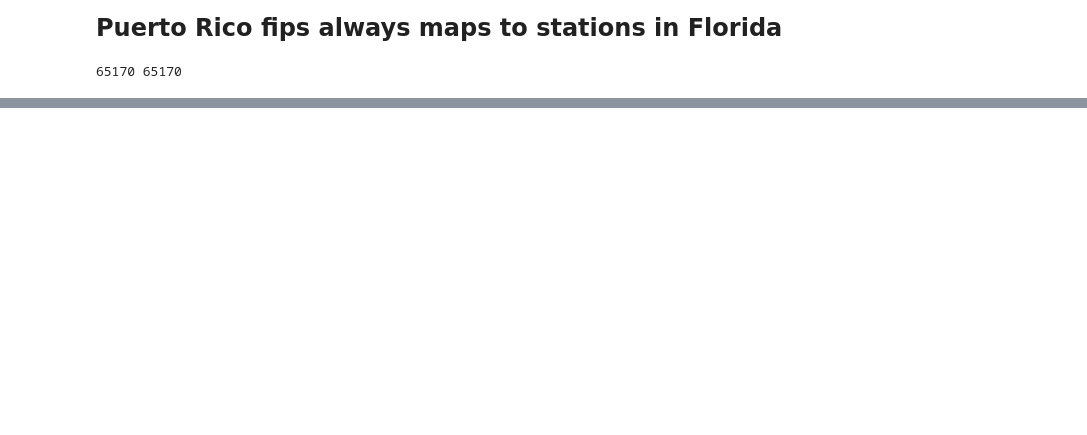
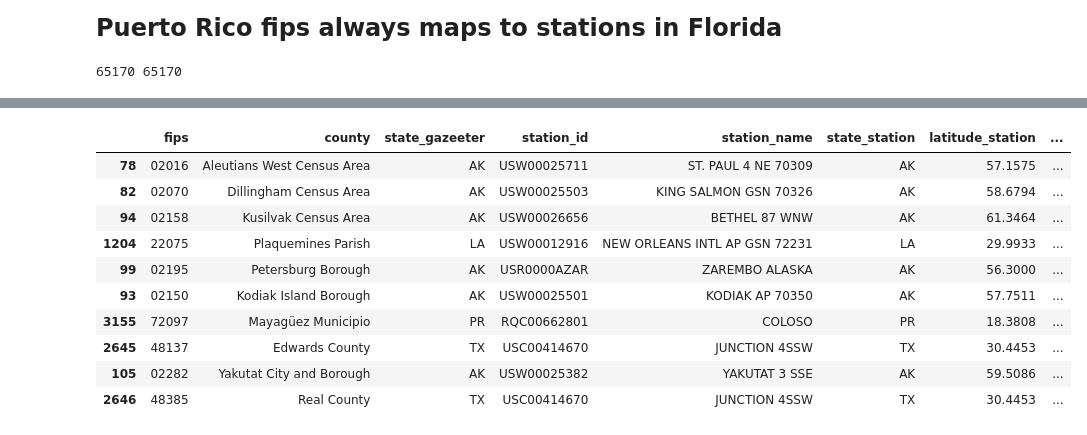
Before and after one commit to severine-baudry/capstone_data_engineer, a Jupyter notebook: US_weather_explore_measurements.ipynb, the cells around one changed output, grey strips where cells are left out. Cells and saved outputs as stored; diff of their text form; code cells hidden in the pictures; blank space fills up the shorter version.

```diff
--- a/US_weather_explore_measurements.ipynb
+++ b/US_weather_explore_measurements.ipynb
@@ -609,0 +651,14 @@ print(len(a), len(df_stations))
+# %%
+closest_stations_allinfo["TMIN"].sort_values(by = "distance", ascending= False).head(10)
+# %% [output]
+|  | fips | county | state_gazeeter | station_id | station_name | state_station | latitude_station | ... |
+| 78 | 02016 | Aleutians West Census Area | AK | USW00025711 | ST. PAUL 4 NE 70309 | AK | 57.1575 | ... |
+| 82 | 02070 | Dillingham Census Area | AK | USW00025503 | KING SALMON GSN 70326 | AK | 58.6794 | ... |
+| 94 | 02158 | Kusilvak Census Area | AK | USW00026656 | BETHEL 87 WNW | AK | 61.3464 | ... |
+| 1204 | 22075 | Plaquemines Parish | LA | USW00012916 | NEW ORLEANS INTL AP GSN 72231 | LA | 29.9933 | ... |
+| 99 | 02195 | Petersburg Borough | AK | USR0000AZAR | ZAREMBO ALASKA | AK | 56.3000 | ... |
+| 93 | 02150 | Kodiak Island Borough | AK | USW00025501 | KODIAK AP 70350 | AK | 57.7511 | ... |
+| 3155 | 72097 | Mayagüez Municipio | PR | RQC00662801 | COLOSO | PR | 18.3808 | ... |
+| 2645 | 48137 | Edwards County | TX | USC00414670 | JUNCTION 4SSW | TX | 30.4453 | ... |
+| 105 | 02282 | Yakutat City and Borough | AK | USW00025382 | YAKUTAT 3 SSE | AK | 59.5086 | ... |
+| 2646 | 48385 | Real County | TX | USC00414670 | JUNCTION 4SSW | TX | 30.4453 | ... |
```
Also changed, not shown: parts of 12 cells of this notebook.
